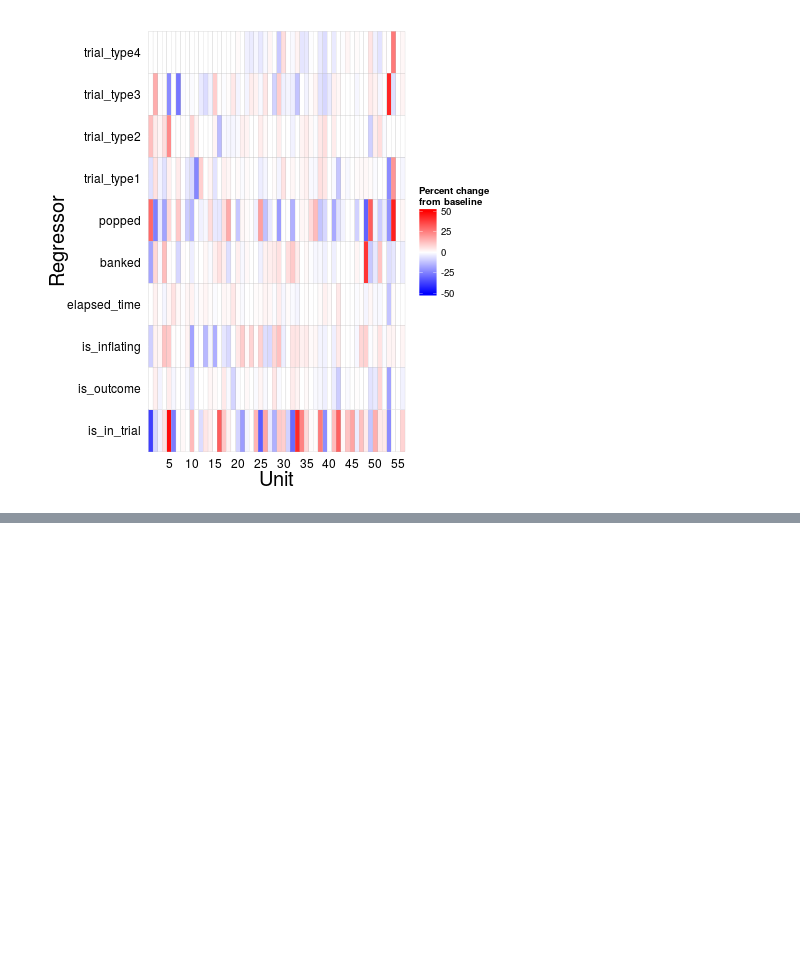
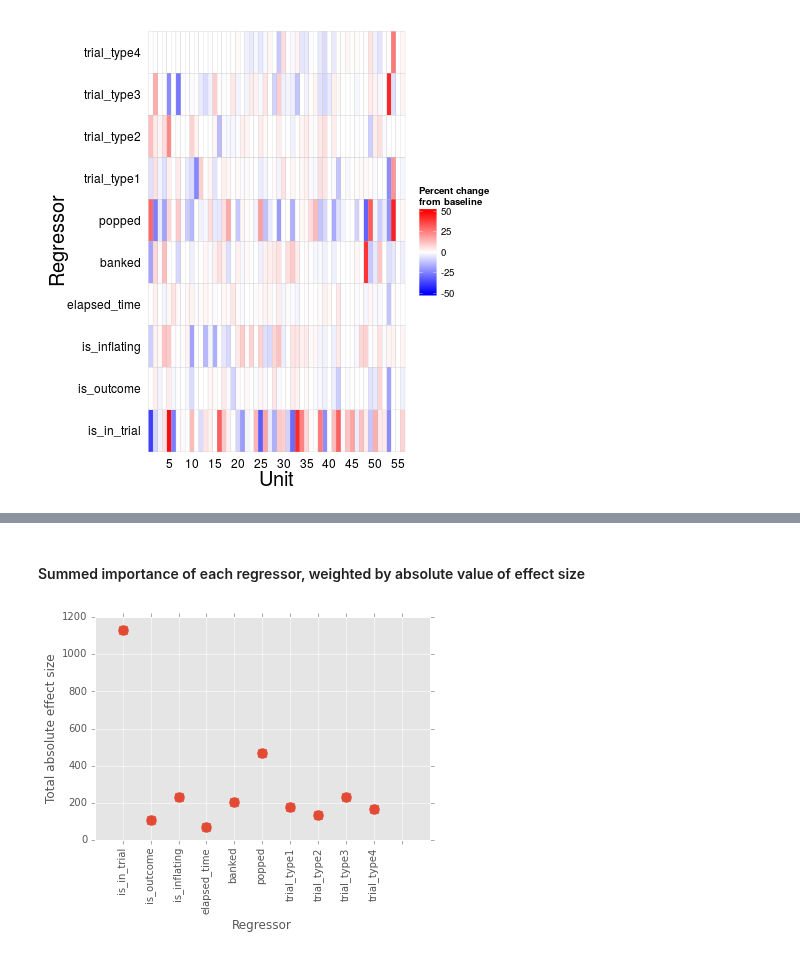
Before and after one commit to jmxpearson/hephys, a Jupyter notebook: bartc/spike_analysis_scratch.ipynb, the cells around one changed output, grey strips where cells are left out. Saved outputs shown, nothing was run; the diff lists cells and outputs as text; code cells hidden in the pictures; blank space fills up the shorter version.

```diff
--- a/bartc/spike_analysis_scratch.ipynb
+++ b/bartc/spike_analysis_scratch.ipynb
@@ -105,0 +133,10 @@ Call an R script to fit the model and perform cross-validation (note that it mat
+# %% [markdown]
+#### Summed importance of each regressor, weighted by absolute value of effect size
+# %%
+effects.drop('unit', axis=1).abs().sum().plot(linestyle='none', marker='.', markersize=20);
+plt.xticks(xrange(nregressors), effects.columns[1:], rotation='vertical');
+plt.xlim(-1, nregressors);
+plt.xlabel('Regressor');
+plt.ylabel('Total absolute effect size');
+# %% [output]
+[figure, added]
```
Also changed, not shown: parts of 11 cells of this notebook.
